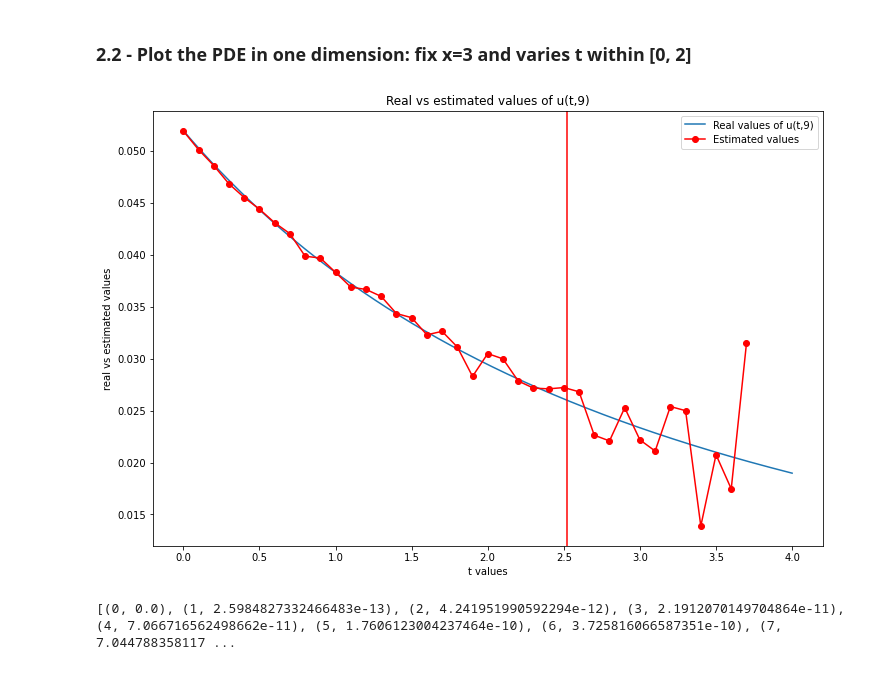
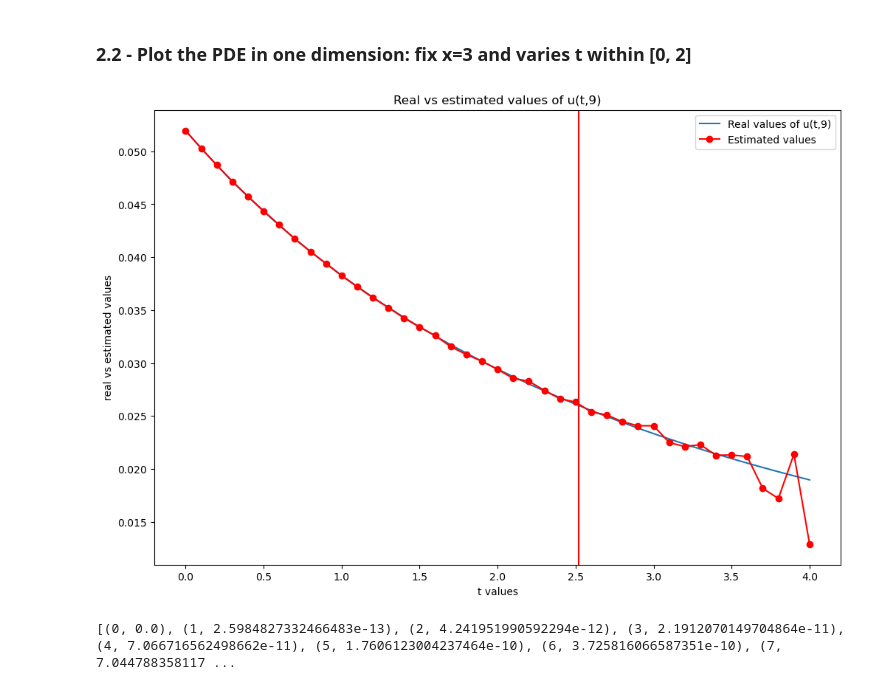
Before and after one commit to chanjuanyin/Nonlinear_Wave_simulations, a Jupyter notebook: Simulation_3/Plot_history.ipynb, the cells around one changed output. Cells and saved outputs as stored; diff of their text form; code cells hidden in the pictures.

```diff
--- a/Simulation_3/Plot_history.ipynb
+++ b/Simulation_3/Plot_history.ipynb
@@ -57,29 +56,29 @@ for file_name in os_listdir:
 # %%
 impose_ylim = False
 y_lim = [0,0.2]
 
 real_values = np.asarray(np_dictionary["analytic"])
 real_values = np.reshape(real_values, (1001,))[0:401]
 t_values = np.arange(0, 4.01, 0.01)
 estimated_values = np.asarray(np_dictionary["monte_carlo"])
-estimated_values = np.reshape(estimated_values, (41,))[0:38]
-t_estimated = np.arange(0, 3.8, 0.1)
+estimated_values = np.reshape(estimated_values, (51,))[0:41]
+t_estimated = np.arange(0, 4.1, 0.1)
 
 plt.figure(figsize=(12, 8))
 plt.plot(t_values, real_values, label='Real values of u(t,9)')
 plt.plot(t_estimated, estimated_values, 'ro-', label='Estimated values')
 
 plt.ylabel('real vs estimated values')
 if impose_ylim:
     plt.ylim(y_lim)
 plt.xlabel('t values')
 plt.axvline(x=2.52,color='red')
 
 plt.title('Real vs estimated values of u(t,9)')
 plt.legend(loc='upper right')
 plt.show()
 # %% [output]
-[figure, old version]
+[figure, new version]
 # %%
 import math
 
```
Also changed, not shown: parts of 2 cells of this notebook, 16 other files.
